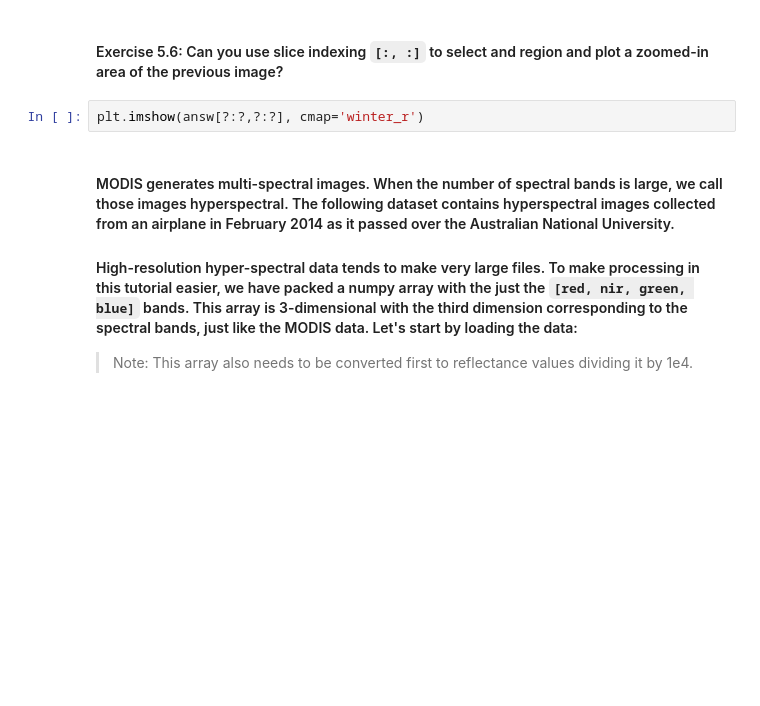
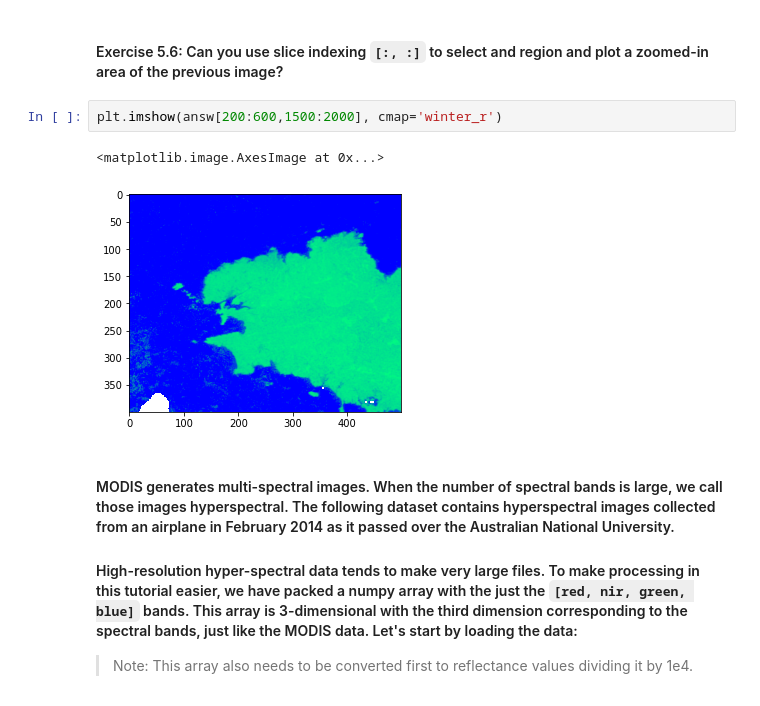
Before and after one commit to ANU-WALD/dea_course, a Jupyter notebook: dea_materials/day1/5-basic-satellite-image-analysis.ipynb, the cells around one changed output. Saved outputs shown, nothing was run; the diff lists cells and outputs as text; blank space fills up the shorter version.

```diff
--- a/dea_materials/day1/5-basic-satellite-image-analysis.ipynb
+++ b/dea_materials/day1/5-basic-satellite-image-analysis.ipynb
@@ -153,7 +217,10 @@ check_answer("5.5", answ[-1,-1])
 # %% [markdown]
 #### Exercise 5.6: Can you use slice indexing `[:, :]` to select and region and plot a zoomed-in area of the previous image?
 # %%
-plt.imshow(answ[?:?,?:?], cmap='winter_r')
+plt.imshow(answ[200:600,1500:2000], cmap='winter_r')
+# %% [output]
+<matplotlib.image.AxesImage at 0x...>
+[figure, added]
 # %% [markdown]
 #### MODIS generates multi-spectral images. When the number of spectral bands is large, we call those images hyperspectral. The following dataset contains hyperspectral images collected from an airplane in February 2014 as it passed over the Australian National University.
 
```
Also changed, not shown: parts of 22 cells of this notebook, 7 other files.
